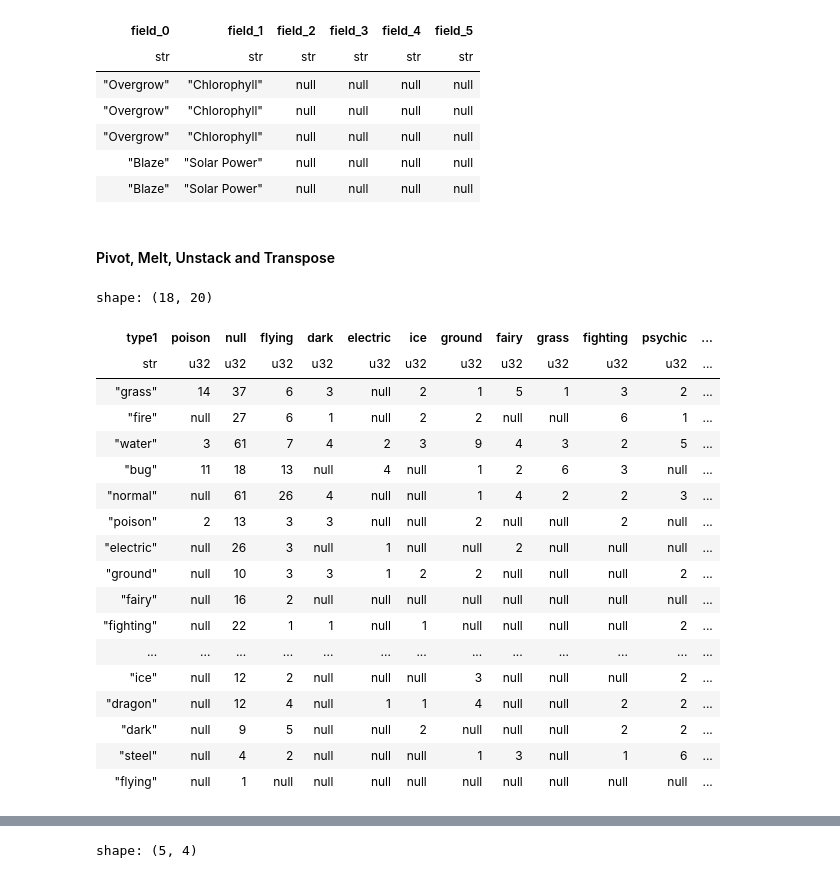
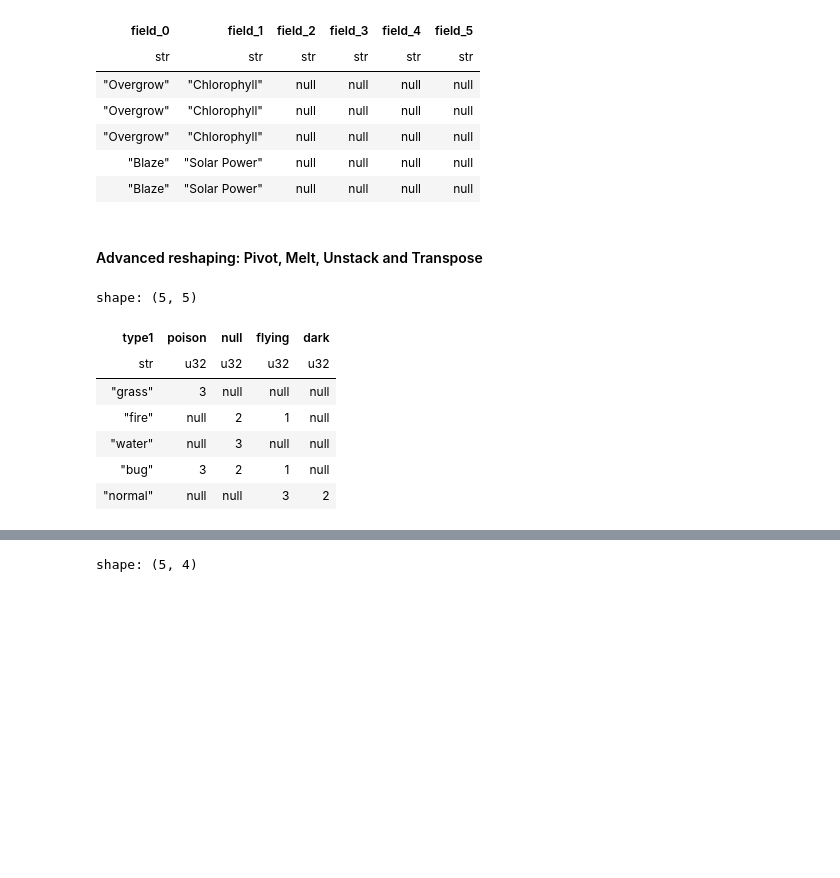
Before and after one commit to PacktPublishing/Data-Analysis-with-Polars, a Jupyter notebook: chapter_03/03.1_Intermediate_data_transformation.ipynb, the cells around one changed output, grey strips where cells are left out. Cells and saved outputs as stored; diff of their text form; code cells hidden in the pictures; blank space fills up the shorter version.

```diff
--- a/chapter_03/03.1_Advanced_data_transformation.ipynb
+++ b/chapter_03/03.1_Intermediate_data_transformation.ipynb
@@ -723,33 +708,22 @@ shape: (5, 6)
 | "Blaze" | "Solar Power" | null | null | null | null |
 | "Blaze" | "Solar Power" | null | null | null | null |
 # %% [markdown]
-#### Pivot, Melt, Unstack and Transpose
+#### Advanced reshaping: Pivot, Melt, Unstack and Transpose
 # %%
 # Pivot type 2 to the columns and count the number of pokemons for each type 1 and type 2 combination
 
-pokemon.pivot(
+pokemon.head(20).pivot(
     values = 'name',
     index = 'type1',
     columns = 'type2',
     aggregate_function=pl.element().count()
 )
 # %% [output]
-shape: (18, 20)
+shape: (5, 5)
-| type1 | poison | null | flying | dark | electric | ice | ground | fairy | grass | fighting | psychic | ... |
-| str | u32 | u32 | u32 | u32 | u32 | u32 | u32 | u32 | u32 | u32 | u32 | ... |
-| "grass" | 14 | 37 | 6 | 3 | null | 2 | 1 | 5 | 1 | 3 | 2 | ... |
-| "fire" | null | 27 | 6 | 1 | null | 2 | 2 | null | null | 6 | 1 | ... |
-| "water" | 3 | 61 | 7 | 4 | 2 | 3 | 9 | 4 | 3 | 2 | 5 | ... |
-| "bug" | 11 | 18 | 13 | null | 4 | null | 1 | 2 | 6 | 3 | null | ... |
-| "normal" | null | 61 | 26 | 4 | null | null | 1 | 4 | 2 | 2 | 3 | ... |
-| "poison" | 2 | 13 | 3 | 3 | null | null | 2 | null | null | 2 | null | ... |
-| "electric" | null | 26 | 3 | null | 1 | null | null | 2 | null | null | null | ... |
-| "ground" | null | 10 | 3 | 3 | 1 | 2 | 2 | null | null | null | 2 | ... |
-| "fairy" | null | 16 | 2 | null | null | null | null | null | null | null | null | ... |
-| "fighting" | null | 22 | 1 | 1 | null | 1 | null | null | null | null | 2 | ... |
-| ... | ... | ... | ... | ... | ... | ... | ... | ... | ... | ... | ... | ... |
-| "ice" | null | 12 | 2 | null | null | null | 3 | null | null | null | 2 | ... |
-| "dragon" | null | 12 | 4 | null | 1 | 1 | 4 | null | null | 2 | 2 | ... |
-| "dark" | null | 9 | 5 | null | null | 2 | null | null | null | 2 | 2 | ... |
-| "steel" | null | 4 | 2 | null | null | null | 1 | 3 | null | 1 | 6 | ... |
-| "flying" | null | 1 | null | null | null | null | null | null | null | null | null | ... |
+| type1 | poison | null | flying | dark |
+| str | u32 | u32 | u32 | u32 |
+| "grass" | 3 | null | null | null |
+| "fire" | null | 2 | 1 | null |
+| "water" | null | 3 | null | null |
+| "bug" | 3 | 2 | 1 | null |
+| "normal" | null | null | 3 | 2 |
```
Also changed, not shown: parts of 37 cells of this notebook, 1 other file.
